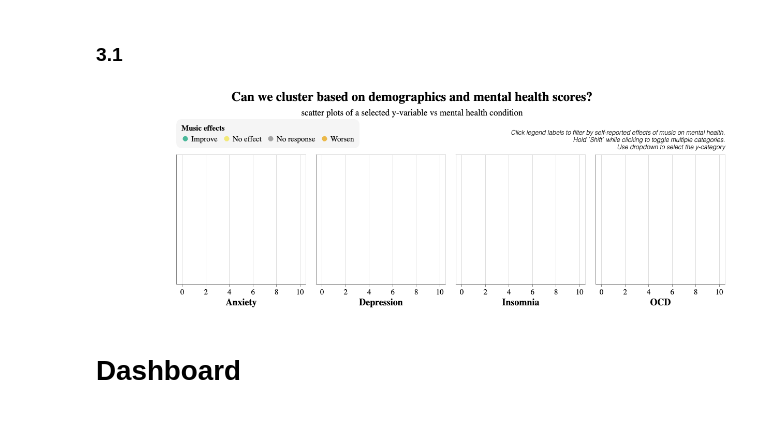
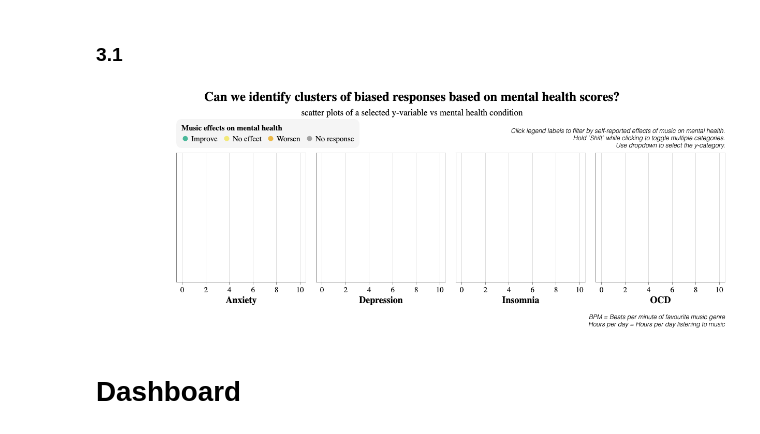
Before and after one commit to ubc-dsci320-2024w2/project-team_fabfour, a Jupyter notebook: ungraded/Jessica_Charts.ipynb, the cells around one changed output. Drawn from its saved outputs; the diff is of its cells as text; code cells hidden in the pictures.

Commit message:
changes to my 3rd chart

```diff
--- a/ungraded/Jessica_Charts.ipynb
+++ b/ungraded/Jessica_Charts.ipynb
@@ -74,10 +74,10 @@ okabe_ito_palette = [
 ]
 
 ### === Color and Order for Music Effects === ###
-music_effects_ordered = ['Improve', 'No effect', 'No response', 'Worsen', ]
+music_effects_ordered = ['Improve', 'No effect', 'Worsen', 'No response']
 # music_effects_ordered = ['1', '2', '3', '4']
 # effect_colors = ["mediumaquamarine", "khaki", "orange", "grey"]
-effect_colors = ["#009E73", "#F0E442", "grey", "#E69F00"]
+effect_colors = ["#009E73", "#F0E442", "#E69F00", "grey"]
 effect_color_scale = alt.Scale(domain=music_effects_ordered, range=effect_colors)
 
 ### === Color and Order for Mental Health === ###
@@ -363,10 +371,10 @@ mxmh_jess_q3[["BPM_cleaned"]].describe()
 label_data = pd.DataFrame({
     "value": ["Age", "BPM", "BPM_cleaned", "Hours per day"],
     "label": [
-        "Age of respondents",
-        "Beats per Min of Favorite genre",
-        "Beats per Min of Favorite genre, no outliers",
-        "Hours per day listening to music"
+        "Age",
+        "BPM (with outliers)",
+        "BPM (no outliers)",
+        "Hours per day"
     ]
 })
 # %%
@@ -376,11 +384,11 @@ label_data = pd.DataFrame({
 dropdown_y = alt.binding_select(
     options=["Age", "BPM", "BPM_cleaned", "Hours per day"],
     labels=[
-        "Age of respondents",
-        "Beats per Min of Favorite genre",
-        "Beats per Min of Favorite genre, no outliers",
-        "Hours per day listening to music"],
-    name="Y-axis column "
+        "Age",
+        "BPM (with outliers)",
+        "BPM (no outliers)",
+        "Hours per day"],
+    name="Y-axis column: "
 )
 ycol_param = alt.param(bind=dropdown_y)
 # y_axis_selection = alt.binding_select(options=['Age', 'BPM'], name='Y-axis column: ')
@@ -402,10 +410,13 @@ chart3 = (
         x=alt.X(scale=alt.Scale(domain=[-0.5, 10.5])),
         y=alt.Y("y:Q", title=None),
         color=alt.when(brush)
-        .then(alt.Color("Music effects:N", scale=effect_color_scale))
+        .then(alt.Color("Music effects:N",
+                        title="Music effects on mental health",
+                        scale=effect_color_scale,
+                        sort=['Improve', 'No effect', 'Worsen', 'No response']))
         .otherwise(alt.value("lightgray")),
         tooltip=alt.Tooltip(
-            ["Age", "Anxiety", "Depression", "Insomnia", "OCD", "Music effects"]
+            ["ID", "Age", "Anxiety", "Depression", "Insomnia", "OCD", "Music effects"]
         ),
         size=alt.when(hover).then(alt.value(800)),
         opacity=alt.when(selection_me).then(alt.value(0.7)).otherwise(alt.value(0.01)),
@@ -469,7 +480,8 @@ note = alt.Chart({"values": [{}]}).mark_text(
     text=[
         "Click legend labels to filter by self-reported effects of music on mental health.",
         "Hold `Shift` while clicking to toggle multiple categories.",
-        "Use dropdown to select the y-category",
+        "Use dropdown to select the y-category.",
+        "  ",
     ],
     align="right",
     baseline="bottom", # bottom, middle, top
@@ -477,41 +489,65 @@ note = alt.Chart({"values": [{}]}).mark_text(
     fontWeight="lighter",
     fontStyle="italic",
     dx=1170,
     dy=-60
 ).properties(
     width=80,
     height=50
 )
 
+### === BPM NOTE === ###
+note_bpm = alt.Chart({"values": [{}]}).mark_text(
+    text=[
+        "BPM = Beats per minute of favourite music genre",
+        "Hours per day = Hours per day listening to music",
+    ],
+    align="right",
+    baseline="bottom", # bottom, middle, top
+    fontSize=12,
+    fontWeight="lighter",
+    fontStyle="italic",
+    dx=1170,
+    dy=250
+).properties(
+    width=80,
+    height=50
+)
 
 ### FINAL VIZ ###
 # chart3_all =
 
 chart3_final = (
     alt.vconcat(
-        alt.hconcat(text, chart3_anx, chart3_dep, chart3_ins, chart3_ocd).properties(bounds="flush"),
-        note).properties(bounds="flush")
+        alt.hconcat(text, chart3_anx, chart3_dep, chart3_ins, chart3_ocd).properties(
+            bounds="flush"
+        ),
+        note,
+        note_bpm,
+    )
+    .properties(bounds="flush")
     # .resolve_scale(x="shared", y="shared")
     .configure_legend(
         direction="horizontal",
         orient="none",
         legendX=150,
-        legendY=-68,
+        legendY=-65,
         **legend_configuration,
     )
     .configure_title(**title_configuration)
     .configure_axis(**axis_configuration)
     .configure_header(**header_configuration)
 ).properties(
-        title={
-            "text": ["Can we cluster based on demographics and mental health scores?"],
-            "subtitle": ["scatter plots of a selected y-variable vs mental health condition"],
-        },
+    title={
+        "text": ["Can we identify clusters of biased responses based on mental health scores?"],
+        "subtitle": [
+            "scatter plots of a selected y-variable vs mental health condition"
+        ],
+    },
     spacing=0,
 )
 chart3_final
 # %% [output]
-[figure, old version]
+[figure, new version]
 # %% [markdown]
 # Dashboard
 # %%
```
Also changed, not shown: parts of 4 cells of this notebook, 2 other files.
